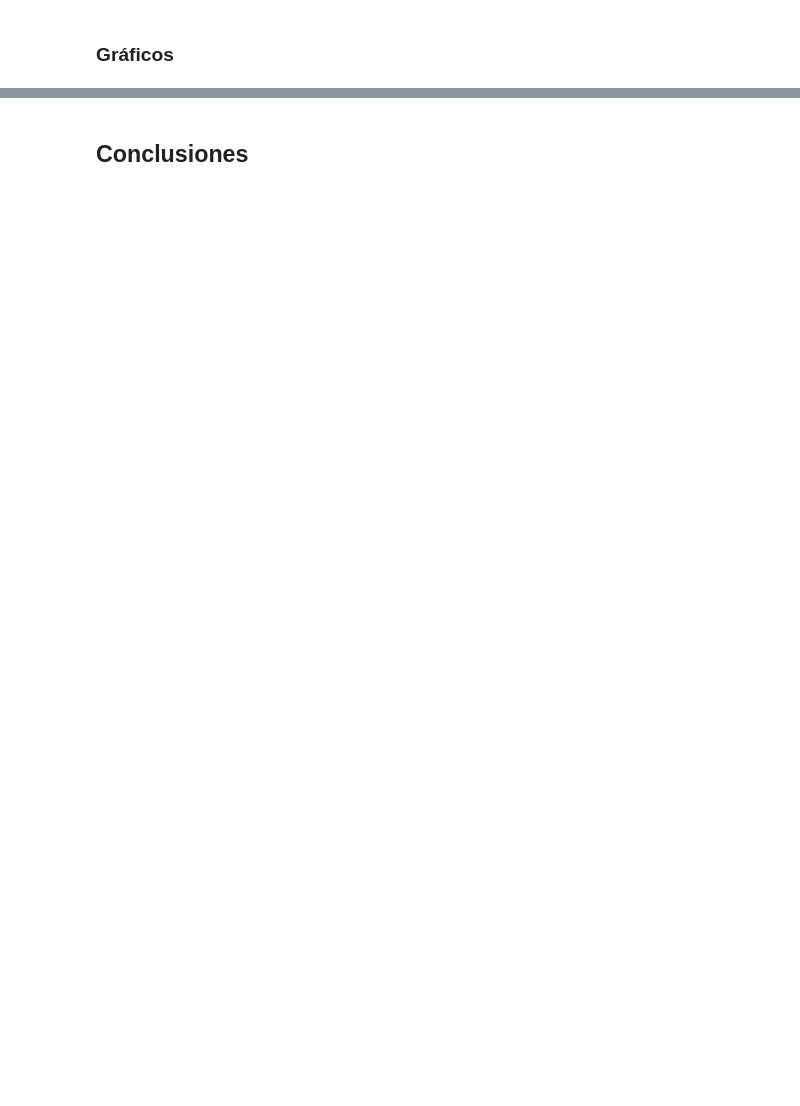
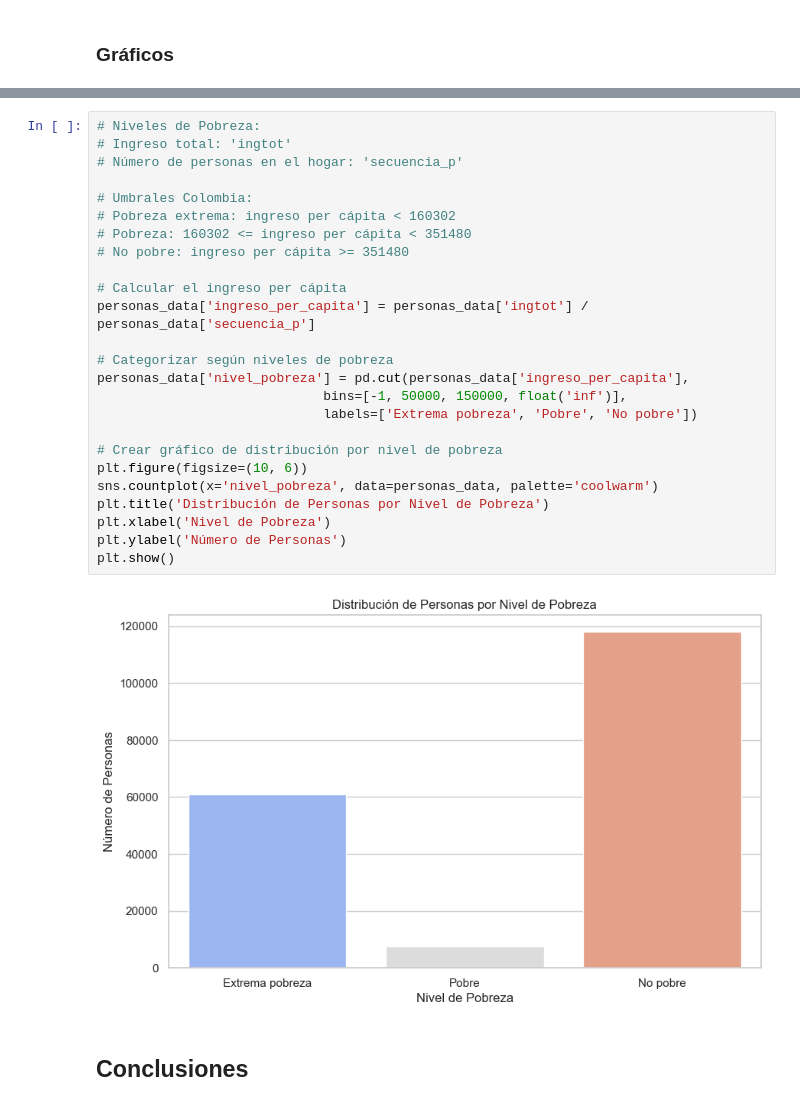
Before and after one commit to camilaleniss/miad-g8-project, a Jupyter notebook: Entrega_1_Exploracion_datos.ipynb, the cells around one changed output, grey strips where cells are left out. Drawn from its saved outputs; the diff is of its cells as text; blank space fills up the shorter version.

```diff
--- a/Entrega_1_Exploracion_datos.ipynb
+++ b/Entrega_1_Exploracion_datos.ipynb
@@ -185,2 +306,29 @@ El diccionario incluye los identificadores como "directorio", "llave_vivienda",
+# %%
+# Niveles de Pobreza:
+# Ingreso total: 'ingtot'
+# Número de personas en el hogar: 'secuencia_p'
+
+# Umbrales Colombia:
+# Pobreza extrema: ingreso per cápita < 160302
+# Pobreza: 160302 <= ingreso per cápita < 351480
+# No pobre: ingreso per cápita >= 351480
+
+# Calcular el ingreso per cápita
+personas_data['ingreso_per_capita'] = personas_data['ingtot'] / personas_data['secuencia_p']
+
+# Categorizar según niveles de pobreza
+personas_data['nivel_pobreza'] = pd.cut(personas_data['ingreso_per_capita'],
+                             bins=[-1, 50000, 150000, float('inf')],
+                             labels=['Extrema pobreza', 'Pobre', 'No pobre'])
+
+# Crear gráfico de distribución por nivel de pobreza
+plt.figure(figsize=(10, 6))
+sns.countplot(x='nivel_pobreza', data=personas_data, palette='coolwarm')
+plt.title('Distribución de Personas por Nivel de Pobreza')
+plt.xlabel('Nivel de Pobreza')
+plt.ylabel('Número de Personas')
+plt.show()
+# %% [output]
+[figure, added]
 # %% [markdown]
 ## Conclusiones
```
Also changed, not shown: parts of 6 cells of this notebook.
